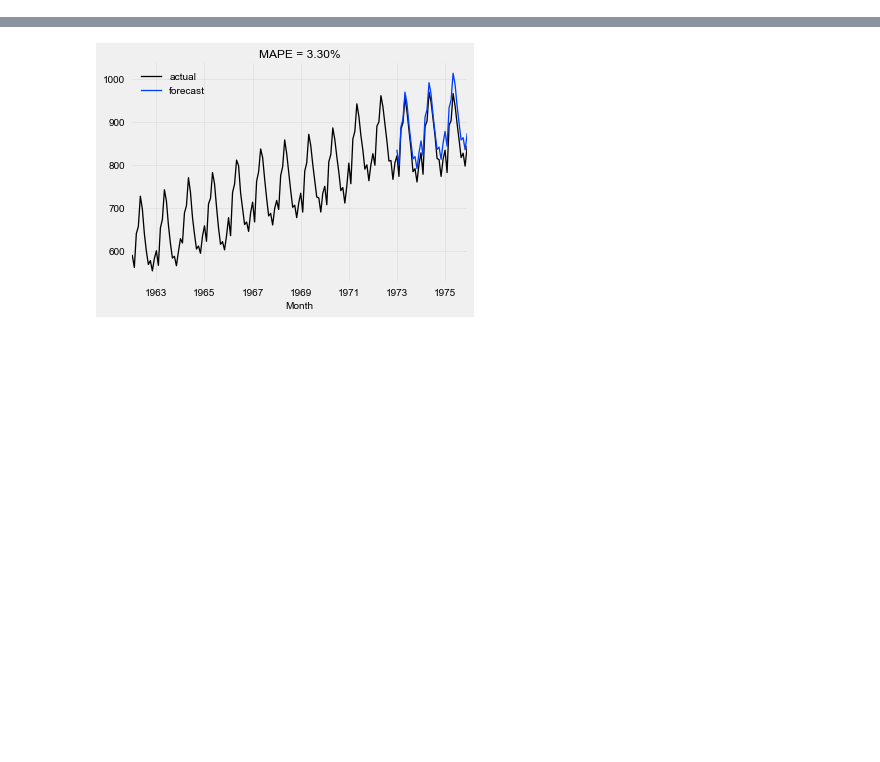
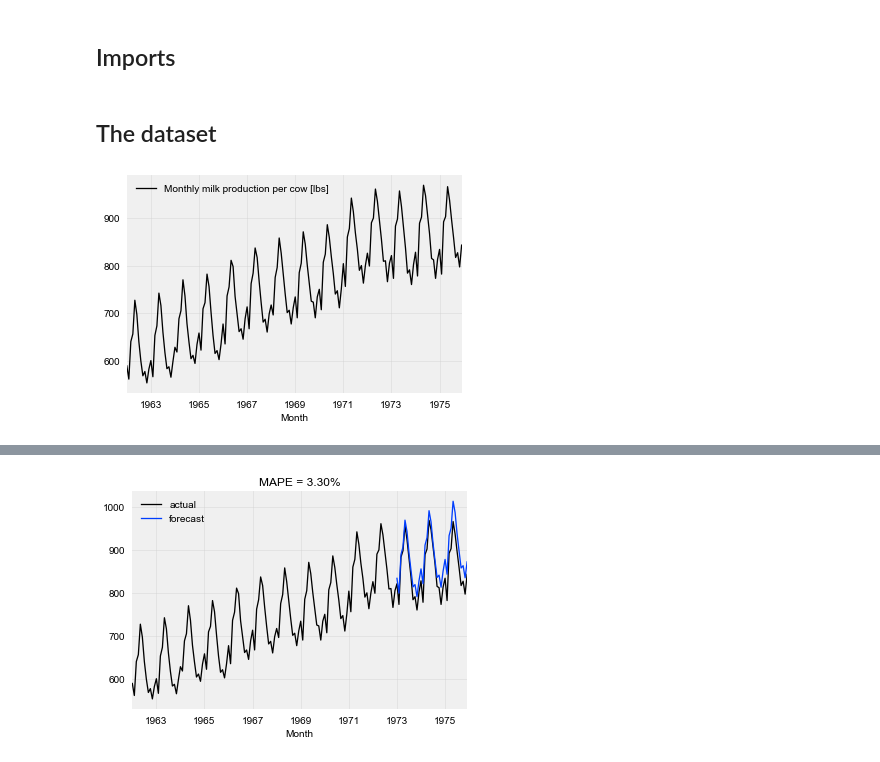
Before and after one commit to spazzy/darts, a Jupyter notebook: examples/show-n-tell-example.ipynb, the cells around one changed output, grey strips where cells are left out. Cells and saved outputs as stored; diff of their text form; code cells hidden in the pictures; blank space fills up the shorter version.

Commit message:
feat(show-n-tell): monthly milk example, added some explanations

```diff
--- a/examples/show-n-tell-example.ipynb
+++ b/examples/show-n-tell-example.ipynb
@@ -14,3 +21,5 @@ logging.disable(logging.CRITICAL)
+# %% [markdown]
+## Imports
 # %%
 import pandas as pd
 import matplotlib.pyplot as plt
@@ -19,6 +28,14 @@ from darts import TimeSeries
 from darts.models import ExponentialSmoothing
 from darts.dataprocessing.transformers import InvertibleMapper
 from darts.metrics import mape
+# %% [markdown]
+## The dataset
 # %%
 df = pd.read_csv('monthly-milk.csv')
 series = TimeSeries.from_dataframe(df, 'Month', ['Pounds per cow'])
+
+series.plot(label="Monthly milk production per cow [lbs]")
+plt.legend()
+plt.show()
+# %% [output]
+[figure, added]
```
Also changed, not shown: parts of 13 cells of this notebook.
